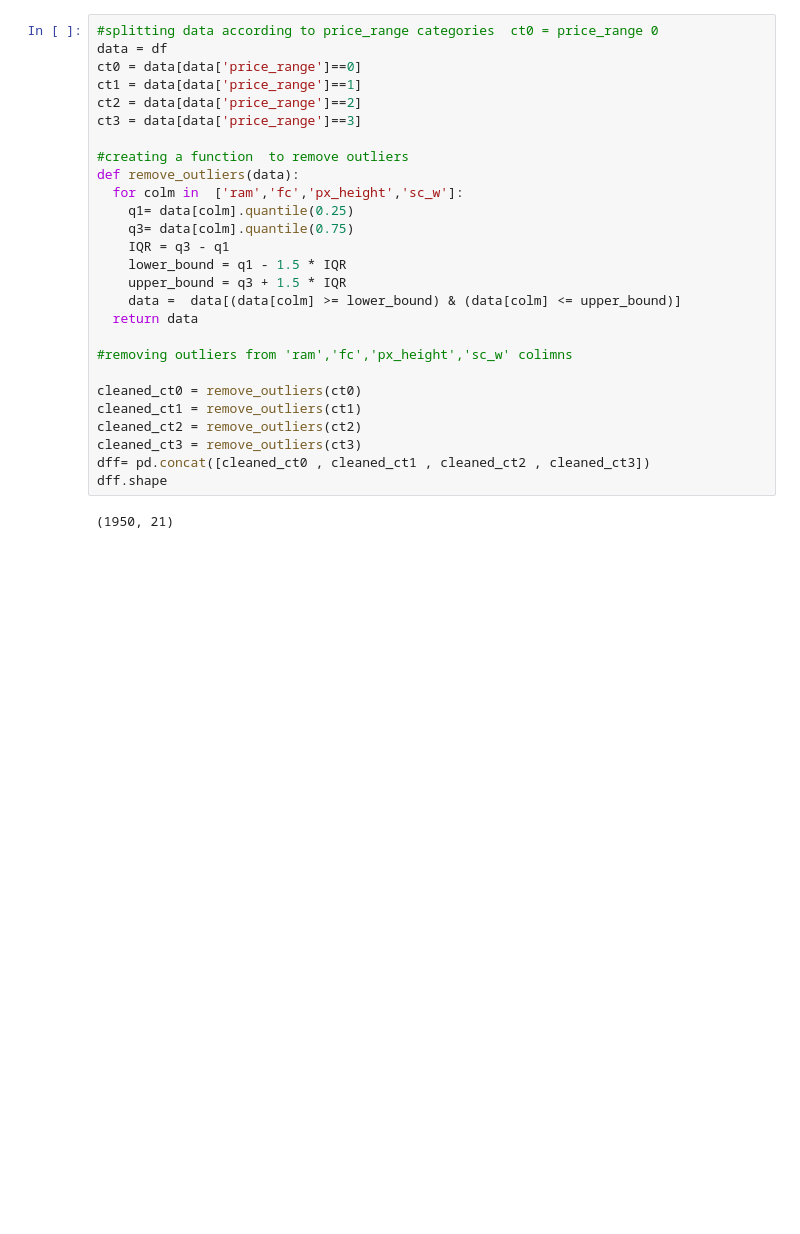
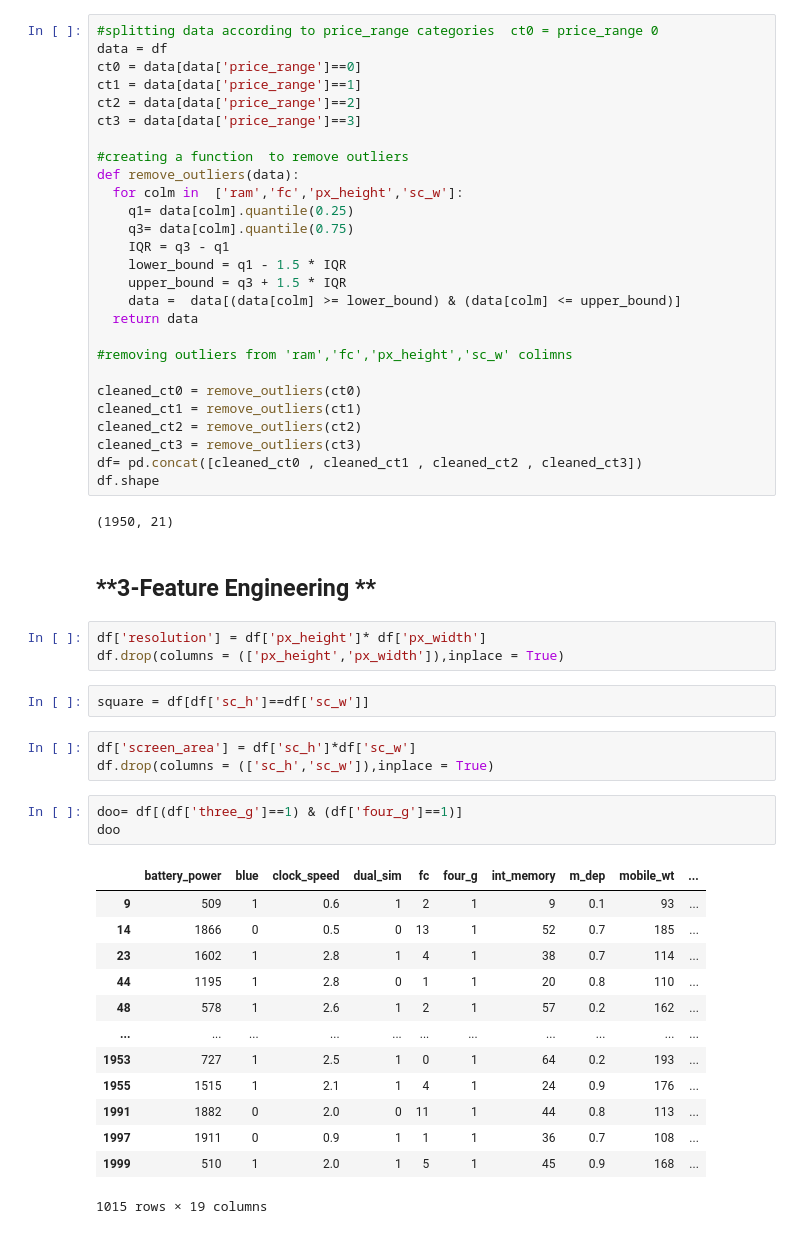
Before and after one commit to surajjorwar/Mobile-price-range-prediction-, a Jupyter notebook: Mobile_price_prediction_.ipynb, the cells around one changed output. Drawn from its saved outputs; the diff is of its cells as text; blank space fills up the shorter version.

```diff
--- a/Mobile_price_prediction_.ipynb
+++ b/Mobile_price_prediction_.ipynb
@@ -246,7 +246,34 @@ cleaned_ct0 = remove_outliers(ct0)
 cleaned_ct1 = remove_outliers(ct1)
 cleaned_ct2 = remove_outliers(ct2)
 cleaned_ct3 = remove_outliers(ct3)
-dff= pd.concat([cleaned_ct0 , cleaned_ct1 , cleaned_ct2 , cleaned_ct3])
-dff.shape
+df= pd.concat([cleaned_ct0 , cleaned_ct1 , cleaned_ct2 , cleaned_ct3])
+df.shape
 # %% [output]
 (1950, 21)
+# %% [markdown]
+## **3-Feature Engineering **
+# %%
+df['resolution'] = df['px_height']* df['px_width']
+df.drop(columns = (['px_height','px_width']),inplace = True)
+# %%
+square = df[df['sc_h']==df['sc_w']]
+# %%
+df['screen_area'] = df['sc_h']*df['sc_w']
+df.drop(columns = (['sc_h','sc_w']),inplace = True)
+# %%
+doo= df[(df['three_g']==1) & (df['four_g']==1)]
+doo
+# %% [output]
+|  | battery_power | blue | clock_speed | dual_sim | fc | four_g | int_memory | m_dep | mobile_wt | ... |
+| 9 | 509 | 1 | 0.6 | 1 | 2 | 1 | 9 | 0.1 | 93 | ... |
+| 14 | 1866 | 0 | 0.5 | 0 | 13 | 1 | 52 | 0.7 | 185 | ... |
+| 23 | 1602 | 1 | 2.8 | 1 | 4 | 1 | 38 | 0.7 | 114 | ... |
+| 44 | 1195 | 1 | 2.8 | 0 | 1 | 1 | 20 | 0.8 | 110 | ... |
+| 48 | 578 | 1 | 2.6 | 1 | 2 | 1 | 57 | 0.2 | 162 | ... |
+| ... | ... | ... | ... | ... | ... | ... | ... | ... | ... | ... |
+| 1953 | 727 | 1 | 2.5 | 1 | 0 | 1 | 64 | 0.2 | 193 | ... |
+| 1955 | 1515 | 1 | 2.1 | 1 | 4 | 1 | 24 | 0.9 | 176 | ... |
+| 1991 | 1882 | 0 | 2.0 | 0 | 11 | 1 | 44 | 0.8 | 113 | ... |
+| 1997 | 1911 | 0 | 0.9 | 1 | 1 | 1 | 36 | 0.7 | 108 | ... |
+| 1999 | 510 | 1 | 2.0 | 1 | 5 | 1 | 45 | 0.9 | 168 | ... |
+1015 rows × 19 columns
```
Also changed, not shown: parts of 21 cells of this notebook.
